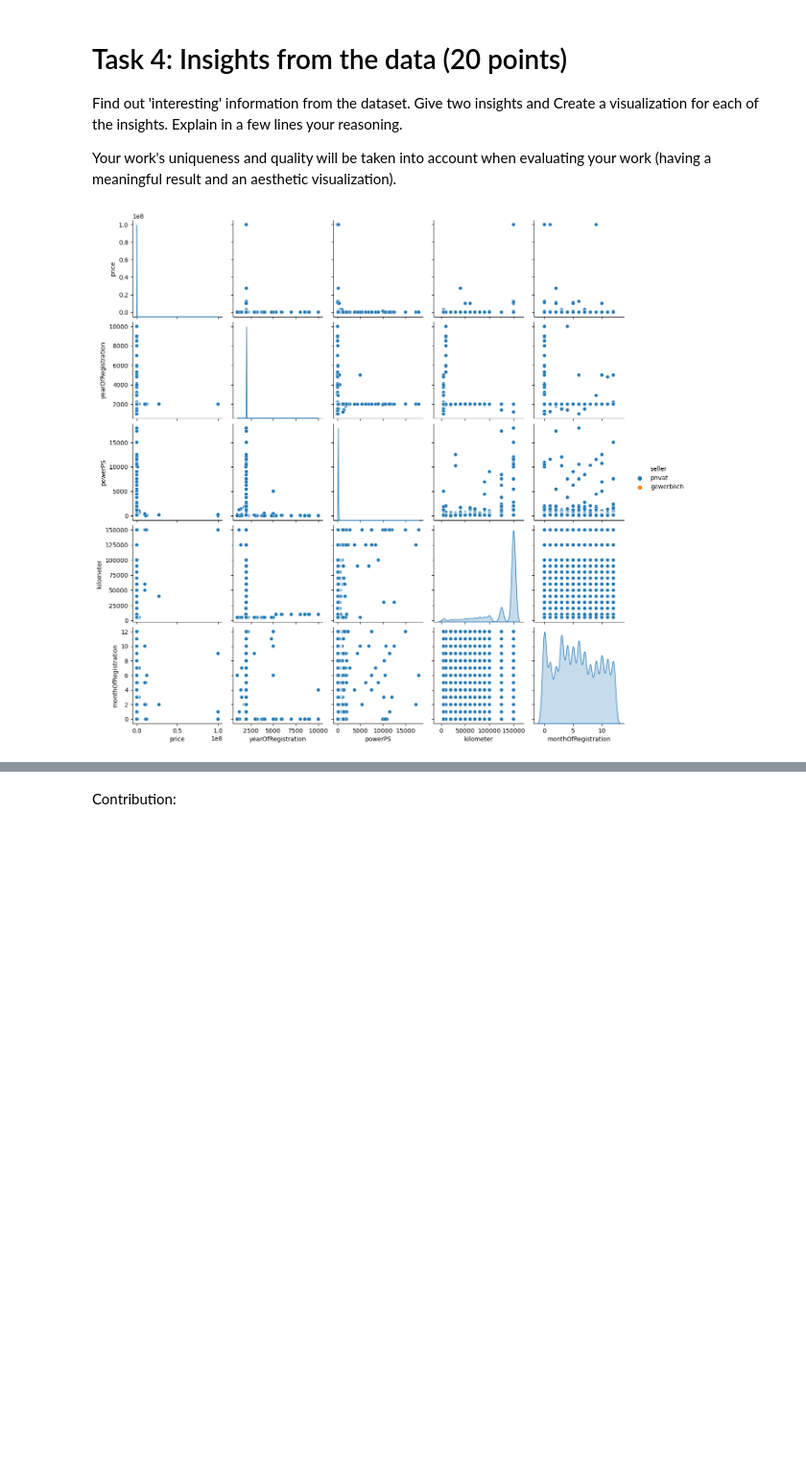
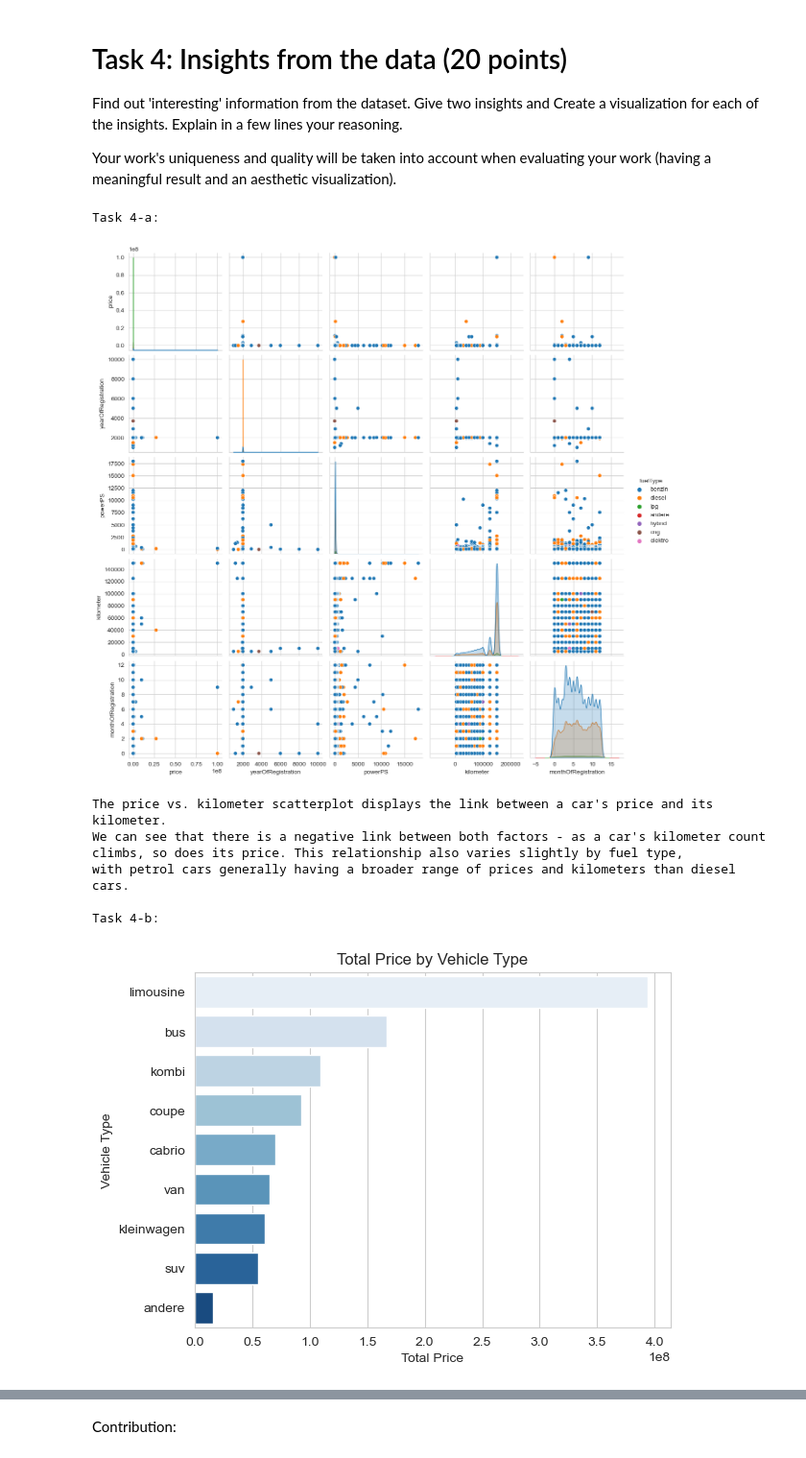
Before and after one commit to rachanamaria/DataMining_01, a Jupyter notebook: Assignment_1_python.ipynb, the cells around one changed output, grey strips where cells are left out. Shown at 96% size. Drawn from its saved outputs; the diff is of its cells as text; code cells hidden in the pictures; blank space fills up the shorter version.

```diff
--- a/Assignment_1_python.ipynb
+++ b/Assignment_1_python.ipynb
@@ -242,8 +290,28 @@ Find out 'interesting' information from the dataset. Give two insights and Creat
 Your work's uniqueness and quality will be taken into account when evaluating your work (having a meaningful result and an aesthetic visualization).
 # %%
 # Code and explaination for Task4
-#1. Pair plot with hue seller
-sns.pairplot(df_data, hue ='seller')
+print("Task 4-a:\n")
+sns.pairplot(df_data,hue='fuelType')
 plt.show()
+print("\nThe price vs. kilometer scatterplot displays the link between a car's price and its kilometer.")
+print("We can see that there is a negative link between both factors - as a car's kilometer count climbs, so does its price. This relationship also varies slightly by fuel type,")
+print("with petrol cars generally having a broader range of prices and kilometers than diesel cars.\n")
+print("Task 4-b:\n")
+data = df_data.groupby('vehicleType')['price'].sum().reset_index()
+data = data.sort_values('price', ascending=False)
+sns.barplot(x='price', y='vehicleType', data=data, palette='Blues')
+plt.xlabel('Total Price')
+plt.ylabel('Vehicle Type')
+plt.title('Total Price by Vehicle Type')
+plt.show()
+print("\nThe vehicle type limousine has noticeably higher price when compared to other types.")
+print("This explains that the luxury car is very pricey when compared to other regular models.")
 # %% [output]
+Task 4-a:
-[figure, old version]
+[figure, new version]
+The price vs. kilometer scatterplot displays the link between a car's price and its kilometer.
+We can see that there is a negative link between both factors - as a car's kilometer count climbs, so does its price. This relationship also varies slightly by fuel type,
+with petrol cars generally having a broader range of prices and kilometers than diesel cars.
+
+Task 4-b:
+[figure, added]
```
Also changed, not shown: parts of 10 cells of this notebook, 1 other file.
